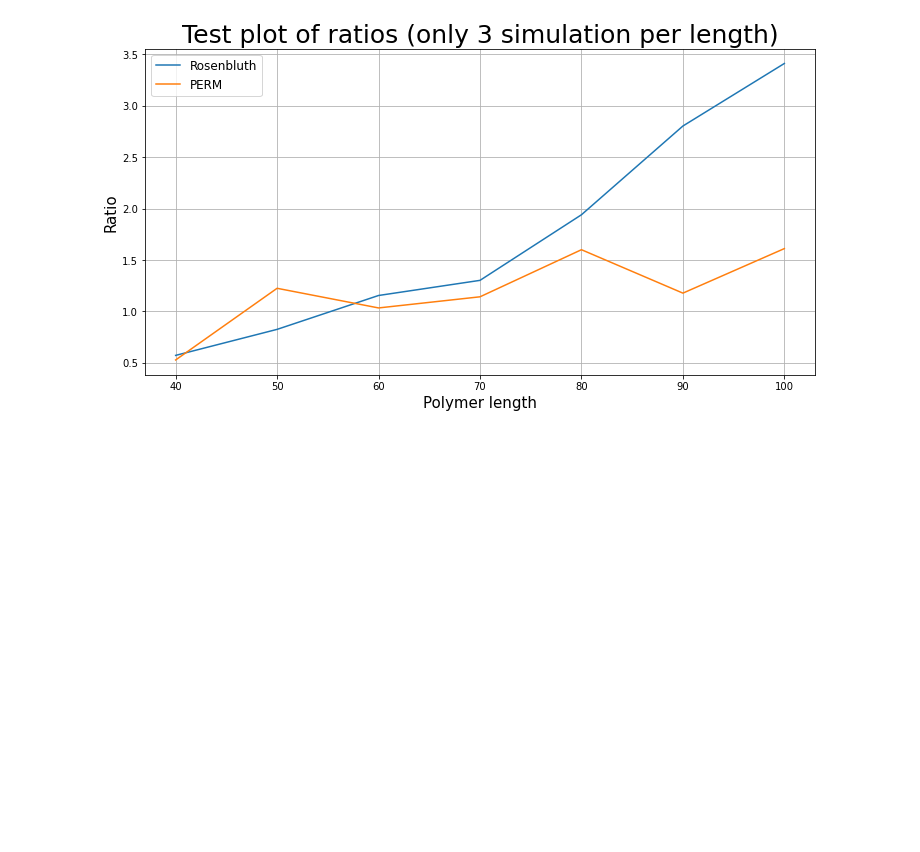
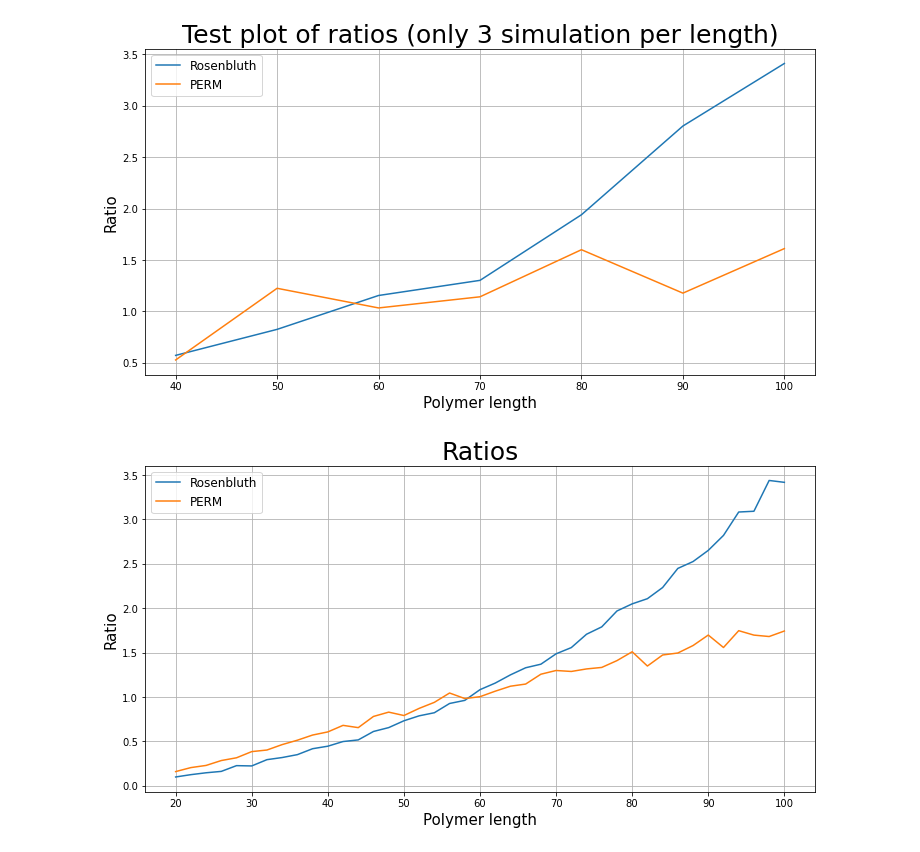
Before and after one commit to MG299792458/CompPhysProj2, a Jupyter notebook: Validation-Copy1.ipynb, the cells around one changed output. Cells and saved outputs as stored; diff of their text form; code cells hidden in the pictures; blank space fills up the shorter version.

Commit message:
Ratio_Rosen_vs_PERM

```diff
--- a/Validation-Copy1.ipynb
+++ b/Validation-Copy1.ipynb
@@ -1059,3 +1059,46 @@ plt.savefig("Figures/test1_fit_PERM_end2end.pdf")
 plt.show()
 # %% [output]
 [figure]
+# %%
+Rosen_num_L = np.load('Data/RATIO_1_Rosenbluth_number_of_L.npy')
+PERM_num_L = np.load('Data/RATIO_1_PERM_number_of_L.npy')
+Rosen_ratio = np.load('Data/RATIO_1_Rosenbluth_ratio.npy')
+PERM_ratio = np.load('Data/RATIO_1_PERM_ratio.npy')
+
+
+a, b = np.shape(Rosen_num_L)
+
+Rosen_L = np.array([])
+PERM_L = np.array([])
+Rosen_less_L = np.array([])
+PERM_less_L = np.array([])
+
+for i in range(a):
+
+    if i ==27:
+        Rosen_L = np.append(Rosen_L, np.sum(Rosen_num_L[i,:]))
+        PERM_L = np.append(PERM_L, np.sum(PERM_num_L[i,0:-2]))
+        Rosen_less_L = np.append(Rosen_less_L, np.sum(Rosen_ratio[i,:] * Rosen_num_L[i,:]))
+        PERM_less_L = np.append(PERM_less_L, np.sum(PERM_ratio[i,0:-2] * PERM_num_L[i,0:-2]))
+
+    else:
+        Rosen_L = np.append(Rosen_L, np.sum(Rosen_num_L[i,:]))
+        PERM_L = np.append(PERM_L, np.sum(PERM_num_L[i,:]))
+        Rosen_less_L = np.append(Rosen_less_L, np.sum(Rosen_ratio[i,:] * Rosen_num_L[i,:]))
+        PERM_less_L = np.append(PERM_less_L, np.sum(PERM_ratio[i,:] * PERM_num_L[i,:]))
+
+R_ratio = Rosen_less_L/Rosen_L
+P_ratio = PERM_less_L/PERM_L
+
+plt.figure(figsize=[12,6])
+plt.plot(L, R_ratio, label='Rosenbluth')
+plt.plot(L, P_ratio, label='PERM')
+plt.grid()
+plt.legend(loc='best', fontsize='large')
+plt.xlabel('Polymer length', fontsize=15)
+plt.ylabel('Ratio', fontsize=15)
+plt.title('Ratios', fontsize=25)
+plt.savefig("Figures/Ratio_Rosen_vs_PERM.pdf")
+plt.show()
+# %% [output]
+[figure, added]
```
Also changed, not shown: 1 other file.
